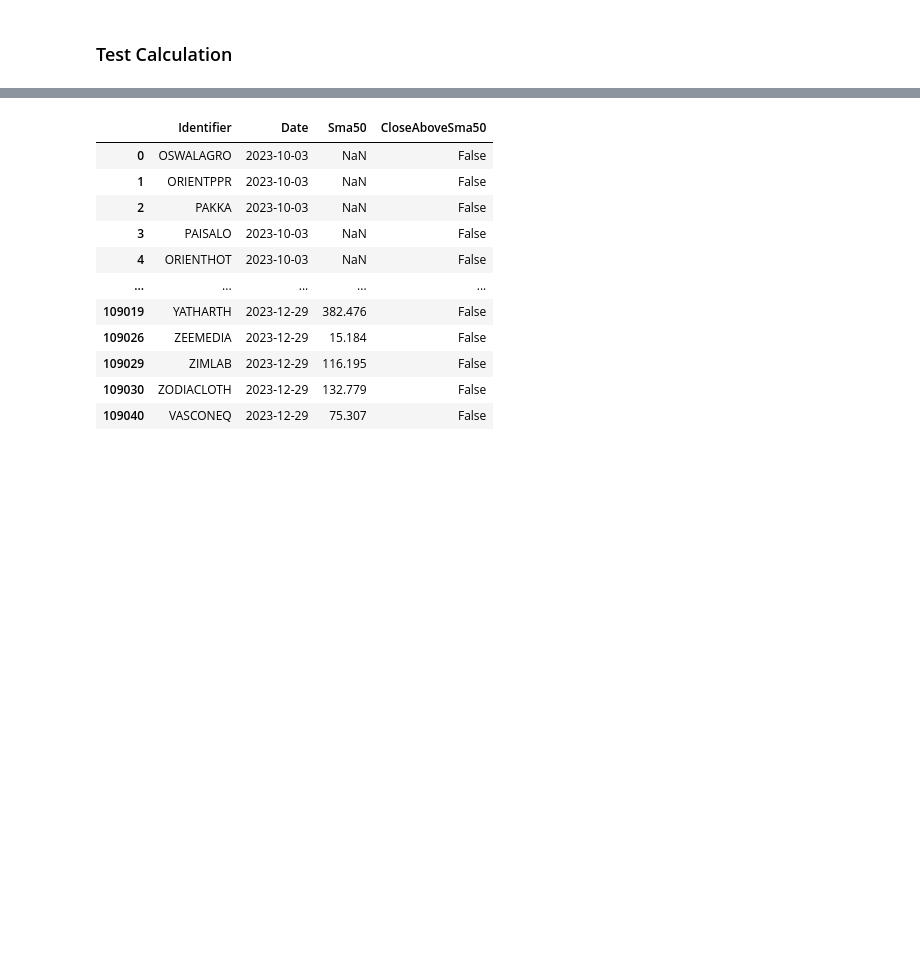
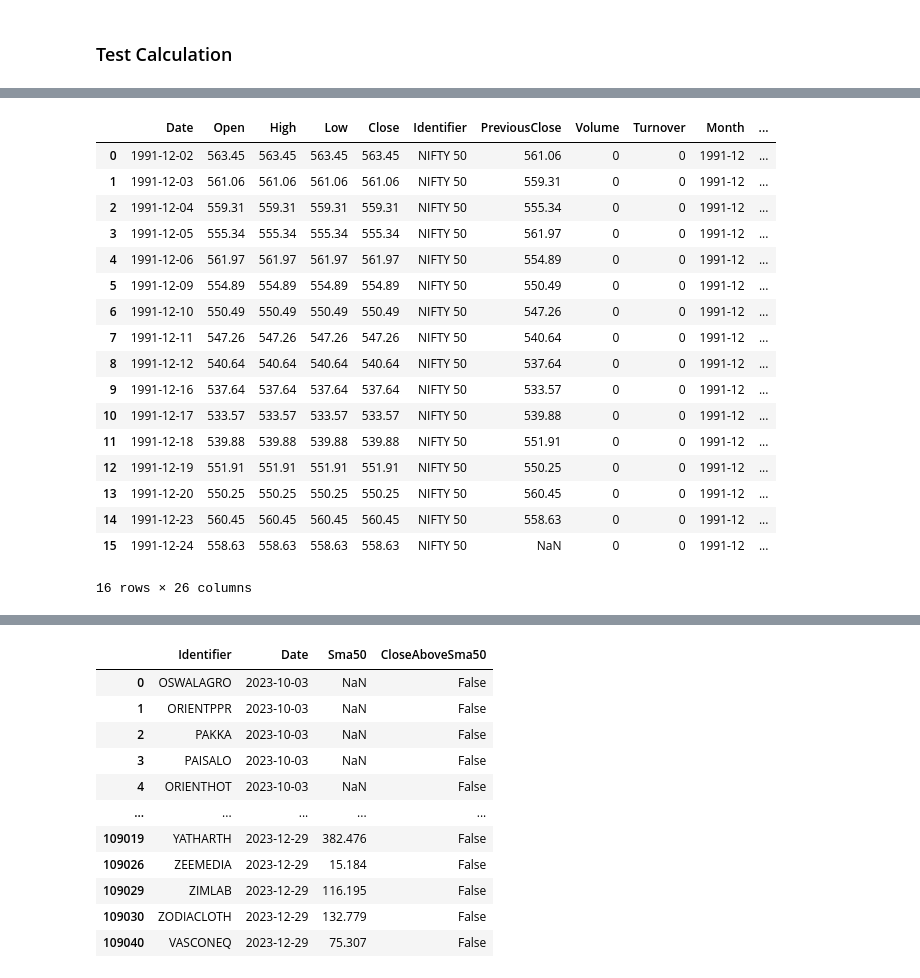
Before and after one commit to nareshrohra/markets_insights, a Jupyter notebook: notebooks/examples.ipynb, the cells around one changed output, grey strips where cells are left out. Saved outputs shown, nothing was run; the diff lists cells and outputs as text; code cells hidden in the pictures; blank space fills up the shorter version.

```diff
--- a/notebooks/examples.ipynb
+++ b/notebooks/examples.ipynb
@@ -168,0 +113,13 @@ ColumnValueAboveAnotherColumnValueFlagWorker took 0 seconds
+# %%
+import datetime
+from markets_insights.datareader.data_reader import BhavCopyReader, DateRangeCriteria, NseIndicesReader
+from markets_insights.dataprocess.data_processor import HistoricalDataProcessor, MultiDataCalculationPipelines, CalculationPipelineBuilder, HistoricalDataProcessOptions
+from markets_insights.calculations.base import DatePartsCalculationWorker
+
+reader = BhavCopyReader()
+histDataProcessor = HistoricalDataProcessor()
+
+# Fetch the data
+year_start = datetime.date(2013, 1, 1)
+to_date = datetime.date(2024, 2, 25)
+result = histDataProcessor.process(reader, DateRangeCriteria(year_start, to_date))
@@ -168,0 +148,10 @@ ColumnValueAboveAnotherColumnValueFlagWorker took 0 seconds
+# %%
+# Prepare calculation pipeline
+pipelines = MultiDataCalculationPipelines()
+pipelines.set_item('rsi', CalculationPipelineBuilder.create_rsi_calculation_pipeline())
+histDataProcessor.set_calculation_pipelines(pipelines)
+
+# Run the pipeline
+histDataProcessor.run_calculation_pipelines()
+result.get_daily_data()
+# %% [output]
@@ -168,0 +161,18 @@ ColumnValueAboveAnotherColumnValueFlagWorker took 0 seconds
+|  | Date | Open | High | Low | Close | Identifier | PreviousClose | Volume | Turnover | Month | ... |
+| 0 | 1991-12-02 | 563.45 | 563.45 | 563.45 | 563.45 | NIFTY 50 | 561.06 | 0 | 0 | 1991-12 | ... |
+| 1 | 1991-12-03 | 561.06 | 561.06 | 561.06 | 561.06 | NIFTY 50 | 559.31 | 0 | 0 | 1991-12 | ... |
+| 2 | 1991-12-04 | 559.31 | 559.31 | 559.31 | 559.31 | NIFTY 50 | 555.34 | 0 | 0 | 1991-12 | ... |
+| 3 | 1991-12-05 | 555.34 | 555.34 | 555.34 | 555.34 | NIFTY 50 | 561.97 | 0 | 0 | 1991-12 | ... |
+| 4 | 1991-12-06 | 561.97 | 561.97 | 561.97 | 561.97 | NIFTY 50 | 554.89 | 0 | 0 | 1991-12 | ... |
+| 5 | 1991-12-09 | 554.89 | 554.89 | 554.89 | 554.89 | NIFTY 50 | 550.49 | 0 | 0 | 1991-12 | ... |
+| 6 | 1991-12-10 | 550.49 | 550.49 | 550.49 | 550.49 | NIFTY 50 | 547.26 | 0 | 0 | 1991-12 | ... |
+| 7 | 1991-12-11 | 547.26 | 547.26 | 547.26 | 547.26 | NIFTY 50 | 540.64 | 0 | 0 | 1991-12 | ... |
+| 8 | 1991-12-12 | 540.64 | 540.64 | 540.64 | 540.64 | NIFTY 50 | 537.64 | 0 | 0 | 1991-12 | ... |
+| 9 | 1991-12-16 | 537.64 | 537.64 | 537.64 | 537.64 | NIFTY 50 | 533.57 | 0 | 0 | 1991-12 | ... |
+| 10 | 1991-12-17 | 533.57 | 533.57 | 533.57 | 533.57 | NIFTY 50 | 539.88 | 0 | 0 | 1991-12 | ... |
+| 11 | 1991-12-18 | 539.88 | 539.88 | 539.88 | 539.88 | NIFTY 50 | 551.91 | 0 | 0 | 1991-12 | ... |
+| 12 | 1991-12-19 | 551.91 | 551.91 | 551.91 | 551.91 | NIFTY 50 | 550.25 | 0 | 0 | 1991-12 | ... |
+| 13 | 1991-12-20 | 550.25 | 550.25 | 550.25 | 550.25 | NIFTY 50 | 560.45 | 0 | 0 | 1991-12 | ... |
+| 14 | 1991-12-23 | 560.45 | 560.45 | 560.45 | 560.45 | NIFTY 50 | 558.63 | 0 | 0 | 1991-12 | ... |
+| 15 | 1991-12-24 | 558.63 | 558.63 | 558.63 | 558.63 | NIFTY 50 | NaN | 0 | 0 | 1991-12 | ... |
+16 rows × 26 columns
```
Also changed, not shown: parts of 5 cells of this notebook, 8 other files.
